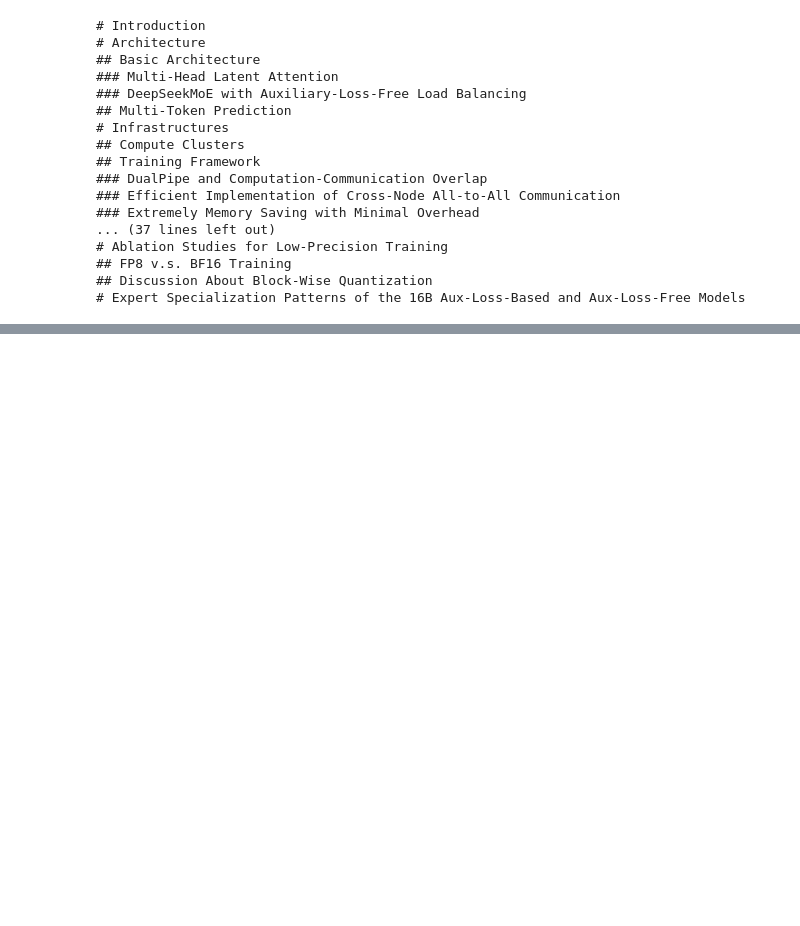
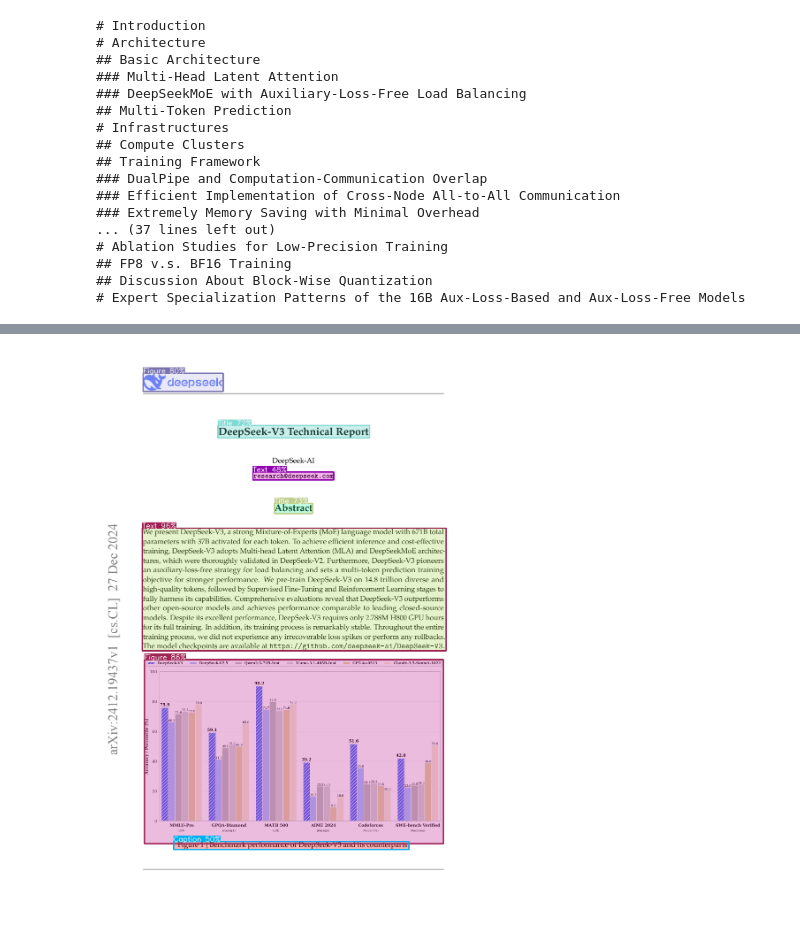
Before and after one commit to easyparser/easyparser, a Jupyter notebook: cookbook/88_pdf.ipynb, the cells around one changed output, grey strips where cells are left out. Cells and saved outputs as stored; diff of their text form; code cells hidden in the pictures; blank space fills up the shorter version.

```diff
--- a/cookbook/88_pdf.ipynb
+++ b/cookbook/88_pdf.ipynb
@@ -4,18 +6,26 @@
 from pathlib import Path
 pdf_path = str(Path.cwd().parent / "tests" / "assets" / "long.pdf")
 # %%
-from easyparser.base import Chunk, ChunkGroup
 from easyparser.controller import Controller
 from easyparser.parser.pdf import FastPDF
-from easyparser.split.toc_builder import TOCExtractor
+from easyparser.base import CType
 
 # load the PDF file with easyparser
-ctrl = Controller()
-root = ctrl.as_root_chunk(pdf_path)
-chunks: ChunkGroup = FastPDF.run(
+root = Controller().as_root_chunk(pdf_path)
+chunks = FastPDF.run(
     root,
     use_layout_parser=True,
 )
+root_chunk = chunks[0]
+
 # print the chunks graph
-chunks[0].print_graph()
+# the output is a tree structure
+# with the root chunk at the top and the child chunks below
+# the root chunk is the PDF file itself
+root_chunk.print_graph()
+
+# iterate throught the first root chunk (represent the PDF file)
+# to get the child chunks as flattened list
+child_chunks = [c for _, c in root_chunk.walk() if c.ctype != CType.Root]
+print(f"Extracted {len(child_chunks)} chunks in the PDF file")
 # %% [output]
@@ -66,0 +94,13 @@ print(chunks[0].render())
+# %%
+chunks = FastPDF.run(
+    root,
+    use_layout_parser=True,
+    debug_path="./debug"
+)
+
+# visualize the elements on page 0
+from PIL import Image
+image_path = "debug/layout_page_0.png"
+Image.open(image_path)
+# %% [output]
+[figure, added]
```
Also changed, not shown: parts of 18 cells of this notebook, 1 other file.
